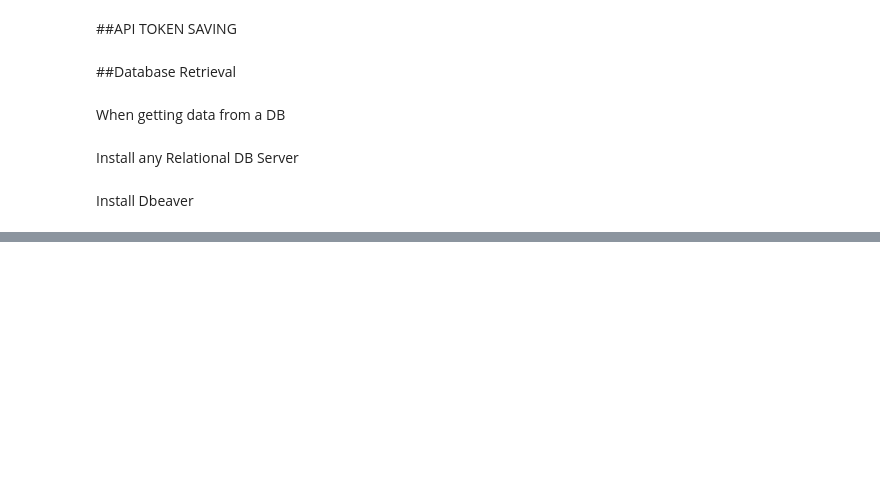
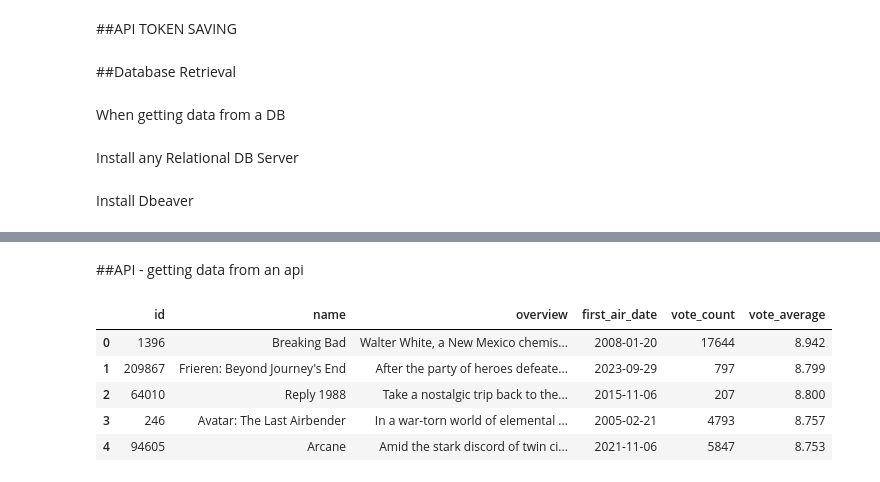
Before and after one commit to wtryab-re/machine-learning-reboost, a Jupyter notebook: Data_Collection_n_Loading_.ipynb, the cells around one changed output, grey strips where cells are left out. Saved outputs shown, nothing was run; the diff lists cells and outputs as text; code cells hidden in the pictures; blank space fills up the shorter version.

```diff
--- a/Data_Collection_n_Loading_.ipynb
+++ b/Data_Collection_n_Loading_.ipynb
@@ -206,0 +254,2 @@ df = pd.read_sql(
+# %% [markdown]
+##API - getting data from an api
@@ -206,0 +258,35 @@ df = pd.read_sql(
+# %%
+import requests
+import os
+import pandas as pd
+
+url = "https://api.themoviedb.org/3/tv/top_rated?language=en-US&page=1"
+os.environ["TMDBRATOKEN"]= "eyJhbGciOiJIUzI1NiJ9.eyJhdWQiOiI1NDA4Y2I3ZjU2ZTk4MmU1MGI0ODc2ZTdhNzQ3ZmZlNSIsIm5iZiI6MTc0MTcxODM0MC4wNjcwMDAyLCJzdWIiOiI2N2QwODM0NDQzNGM5OGM4ZWM4MTNmMjAiLCJzY29wZXMiOlsiYXBpX3JlYWQiXSwidmVyc2lvbiI6MX0.Mdwpk-Uk9s0iYA90z_19lBB3qpPAHKBh0aUhZ5Ifu4M"
+headers = {
+    "accept": "application/json",
+    "Authorization": f"Bearer {os.environ["TMDBRATOKEN"]}" }
+# %%
+response = requests.get(url, headers=headers)
+data = response.json()
+df = pd.DataFrame(data["results"],columns=["id", "name", "overview", "first_air_date", "vote_count", "vote_average"])
+data["results"]
+# %%
+headers = {
+    "accept": "application/json",
+    "Authorization": f"Bearer {os.environ["TMDBRATOKEN"]}" }
+newdf = pd.DataFrame()
+for index in range(1,8):
+  url = f"https://api.themoviedb.org/3/tv/top_rated?language=en-US&page={index}"
+  response = requests.get(url, headers=headers)
+  data = response.json()
+  ogdf = pd.DataFrame(data["results"],columns=["id", "name", "overview", "first_air_date", "vote_count", "vote_average"])
+  newdf = pd.concat([newdf, ogdf], ignore_index=True)
+newdf.shape
+newdf.head()
+# %% [output]
+|  | id | name | overview | first_air_date | vote_count | vote_average |
+| 0 | 1396 | Breaking Bad | Walter White, a New Mexico chemis... | 2008-01-20 | 17644 | 8.942 |
+| 1 | 209867 | Frieren: Beyond Journey's End | After the party of heroes defeate... | 2023-09-29 | 797 | 8.799 |
+| 2 | 64010 | Reply 1988 | Take a nostalgic trip back to the... | 2015-11-06 | 207 | 8.800 |
+| 3 | 246 | Avatar: The Last Airbender | In a war-torn world of elemental ... | 2005-02-21 | 4793 | 8.757 |
+| 4 | 94605 | Arcane | Amid the stark discord of twin ci... | 2021-11-06 | 5847 | 8.753 |
```
Also changed, not shown: parts of 18 cells of this notebook.
